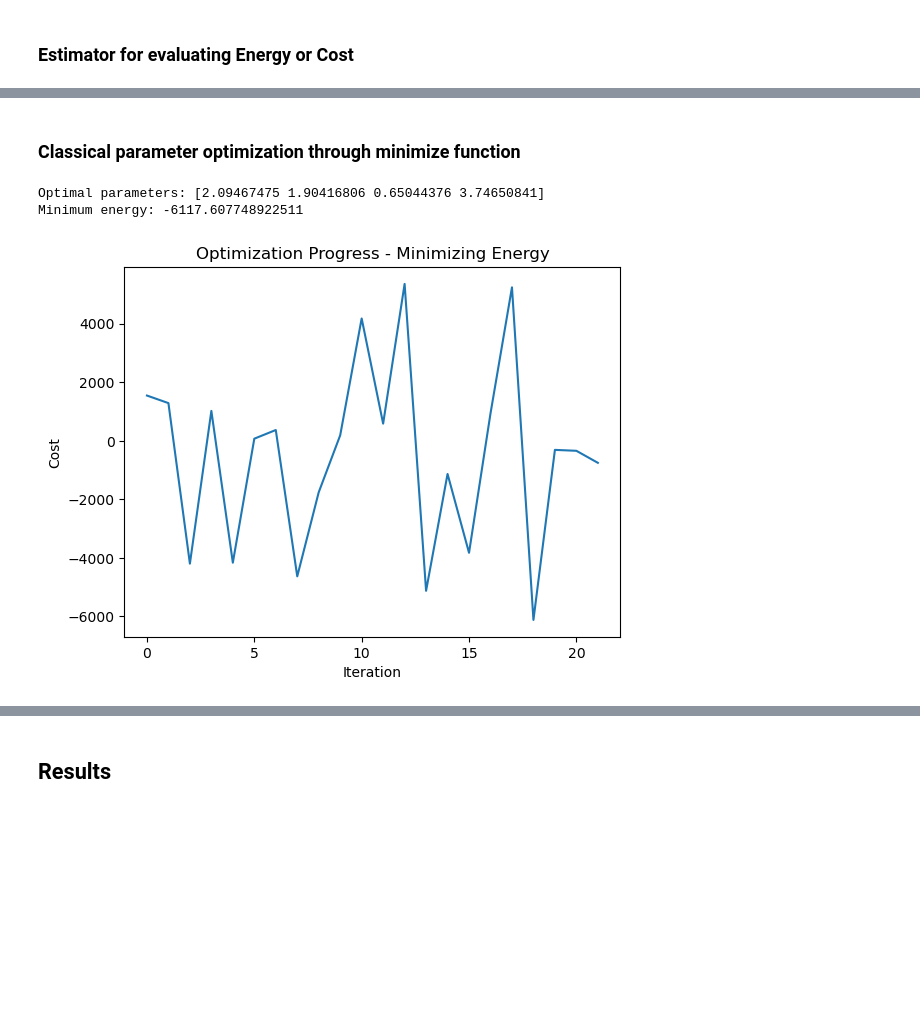
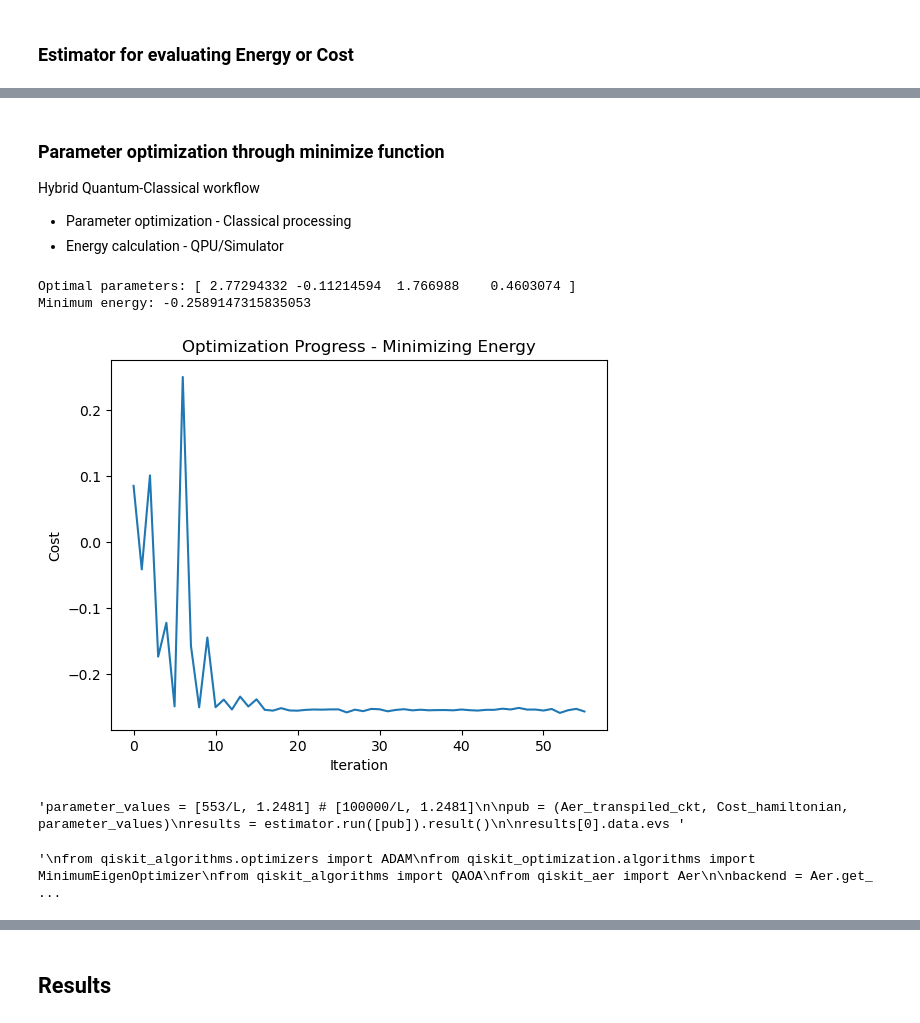
Before and after one commit to kcravi912/QpiAI_Quantum_Projects, a Jupyter notebook: 3_Optimizing Simple Scheduling Problems with QAOA/QAOA_simple_scheduling_Ntasks_Mworkers.ipynb, the cells around one changed output, grey strips where cells are left out. Saved outputs shown, nothing was run; the diff lists cells and outputs as text; code cells hidden in the pictures; blank space fills up the shorter version.

Commit message:
Total_time_minimizn: Quantum results give nearly accurate results

```diff
--- a/3_Optimizing Simple Scheduling Problems with QAOA/QAOA_simple_scheduling_Ntasks_Mworkers.ipynb
+++ b/3_Optimizing Simple Scheduling Problems with QAOA/QAOA_simple_scheduling_Ntasks_Mworkers.ipynb
@@ -122,13 +118,21 @@ Q = np.zeros((M * N, M * N))  # initialize Q as a lower triangular matrix of one
 for j in range(N):
     for i in range(M):
         for l in range(i):
-            Q[i * N + j, l * N + j] = 2*L
-C = 1*w_col - L*np.ones((M * N, 1))
+            #Q[i * N + j, l * N + j] = 2/(N)
+            Q[i * N + j, l * N + j] = 1/(N)
+            Q[l * N + j, i * N + j] = 1/(N)
+            #Q[i * N + j, l * N + j] = 2*L
+            #Q[i * N + j, l * N + j] = L
+            #Q[l * N + j, i * N + j] = L
+C = w_col/(np.sum(w_col)) - 1/(N)*np.ones((M * N, 1))
+#C = w_col*(.5/(2*L)) - .5*np.ones((M * N, 1))
+#C = .1*w_col - L*np.ones((M * N, 1))
 
 #print(np.diag(Q))
 #print(np.diag(np.diag(Q)))
 #Q = Q - np.diag(np.diag(Q))  # set diagonal elements to zero
 
+
 print('Q:', Q)
 print('C:', C)
 # %% [output]
@@ -232,13 +213,16 @@ def classical_qubo_to_hamiltonian(Q, C):
     pauli_list = []
 
     for i in range(n):
-        if C[i] != 0:
-            pauli_list.append(('Z', [i], -np.float64(np.sum(Q[i,:])/2 +C[i][0]/2)))
+        if C[i] != 0 or np.sum(Q[i,:]) != 0:
+            pauli_list.append(('Z', [i], -np.float64(np.sum(Q[i,:])/4 + np.sum(Q[:,i])/4 + C[i][0]/2)))
+            #pauli_list.append(('Z', [i], -np.float64(np.sum(Q[i,:])/2 + C[i][0]/2)))
+            pass
 
     for i in range(n):
         for j in range(i):
             if Q[i, j] != 0:
                 pauli_list.append(('ZZ', [i, j], np.float64(Q[i, j]/4)))
+                pauli_list.append(('ZZ', [j, i], np.float64(Q[j, i]/4)))
                 pass
 
     return pauli_list
@@ -314,11 +292,12 @@ plot_state_city(state_vector, title="State Vector City Plot")
 ### Estimator for evaluating Energy or Cost
 # %%
 obj_fn_costs_iter = []
+parameter_values_iter = []
 # %%
 def Average_Energy(parameter_values, transpiled_circuit, Cost_hamiltonian, estimator):
     # Bind the parameters to the circuit
     binding_dict = {param: value for param, value in zip(transpiled_circuit.parameters, parameter_values)}
-    bound_circuit = transpiled_circuit.assign_parameters(binding_dict)
+    #bound_circuit = transpiled_circuit.assign_parameters(binding_dict)
 
     #isa_hamiltonian = Cost_hamiltonian.apply_layout(bound_circuit.layout)
     isa_hamiltonian = Cost_hamiltonian.apply_layout(transpiled_circuit.layout)
@@ -356,5 +335,7 @@ def Average_Energy(parameter_values, transpiled_circuit, Cost_hamiltonian, estim
     #print("Energy:", energy)
 
     obj_fn_costs_iter.append(results[0].data.evs)
+    parameter_values_iter.append(list(parameter_values))
+
 
     return results[0].data.evs # energy
@@ -390,27 +342,44 @@ State vector: Statevector([-0.1246034 -0.02064186j, -0.07478906-0.06503969j,
 # %% [markdown]
-### Classical parameter optimization through minimize function
+### Parameter optimization through minimize function
+
+Hybrid Quantum-Classical workflow
+- Parameter optimization - Classical processing
+- Energy calculation - QPU/Simulator
 # %%
 obj_fn_costs_iter = []
+parameter_values_iter = []
+
+simulator = AerSimulator(method="statevector")
+Aer_transpiled_ckt = transpile(circuit, simulator)
+
+estimator = Estimator(mode=simulator)
+estimator.options.default_shots = 1024*16
+
+param_values_init = [0.77254496, 1.24810316] # [553/L, 1.2481] # [10/L, 10/L]
+param_values_init = [2.30713335, 0.9512575 ] # [.002, .01] # [553/L, 1.2481] # [10/L, 10/L]
+param_values_init = init_param_values
 
 result = minimize(
         Average_Energy,
-        init_param_values,
+        param_values_init,
         args=(Aer_transpiled_ckt, Cost_hamiltonian, estimator),
         method="COBYLA",
-        tol=1e-2,
+        tol=1e-6,
+        #options={'rhobeg': .0001},
 )
 
 optimal_parameters = result.x
+optimal_energy = result.fun
 
 print("Optimal parameters:", result.x)
 print("Minimum energy:", result.fun)
 
 plt.plot(obj_fn_costs_iter)
 plt.xlabel("Iteration")
 plt.ylabel("Cost")
 plt.title("Optimization Progress - Minimizing Energy")
 plt.show()
 # %% [output]
-Optimal parameters: [2.09467475 1.90416806 0.65044376 3.74650841]
-Minimum energy: -6117.607748922511
+Optimal parameters: [ 2.77294332 -0.11214594  1.766988    0.4603074 ]
+Minimum energy: -0.2589147315835053
-[figure, old version]
+[figure, new version]
@@ -416,0 +393,24 @@ Minimum energy: -6117.607748922511
+# %%
+'''parameter_values = [553/L, 1.2481] # [100000/L, 1.2481]
+
+pub = (Aer_transpiled_ckt, Cost_hamiltonian, parameter_values)
+results = estimator.run([pub]).result()
+
+results[0].data.evs '''
+# %% [output]
+'parameter_values = [553/L, 1.2481] # [100000/L, 1.2481]\n\npub = (Aer_transpiled_ckt, Cost_hamiltonian, parameter_values)\nresults = estimator.run([pub]).result()\n\nresults[0].data.evs '
+# %%
+'''
+from qiskit_algorithms.optimizers import ADAM
+from qiskit_optimization.algorithms import MinimumEigenOptimizer
+from qiskit_algorithms import QAOA
+from qiskit_aer import Aer
+
+backend = Aer.get_backend("statevector_simulator")
+qaoa = QAOA(optimizer = ADAM(maxiter=200, lr=0.01), sampler=backend, initial_point=init_param_values, reps = 1)
+eigen_optimizer = MinimumEigenOptimizer(min_eigen_solver=qaoa)
+
+eigen_optimizer.solve(Cost_hamiltonian)
+'''
+# %% [output]
+'\nfrom qiskit_algorithms.optimizers import ADAM\nfrom qiskit_optimization.algorithms import MinimumEigenOptimizer\nfrom qiskit_algorithms import QAOA\nfrom qiskit_aer import Aer\n\nbackend = Aer.get_ ...
```
Also changed, not shown: parts of 25 cells of this notebook.
